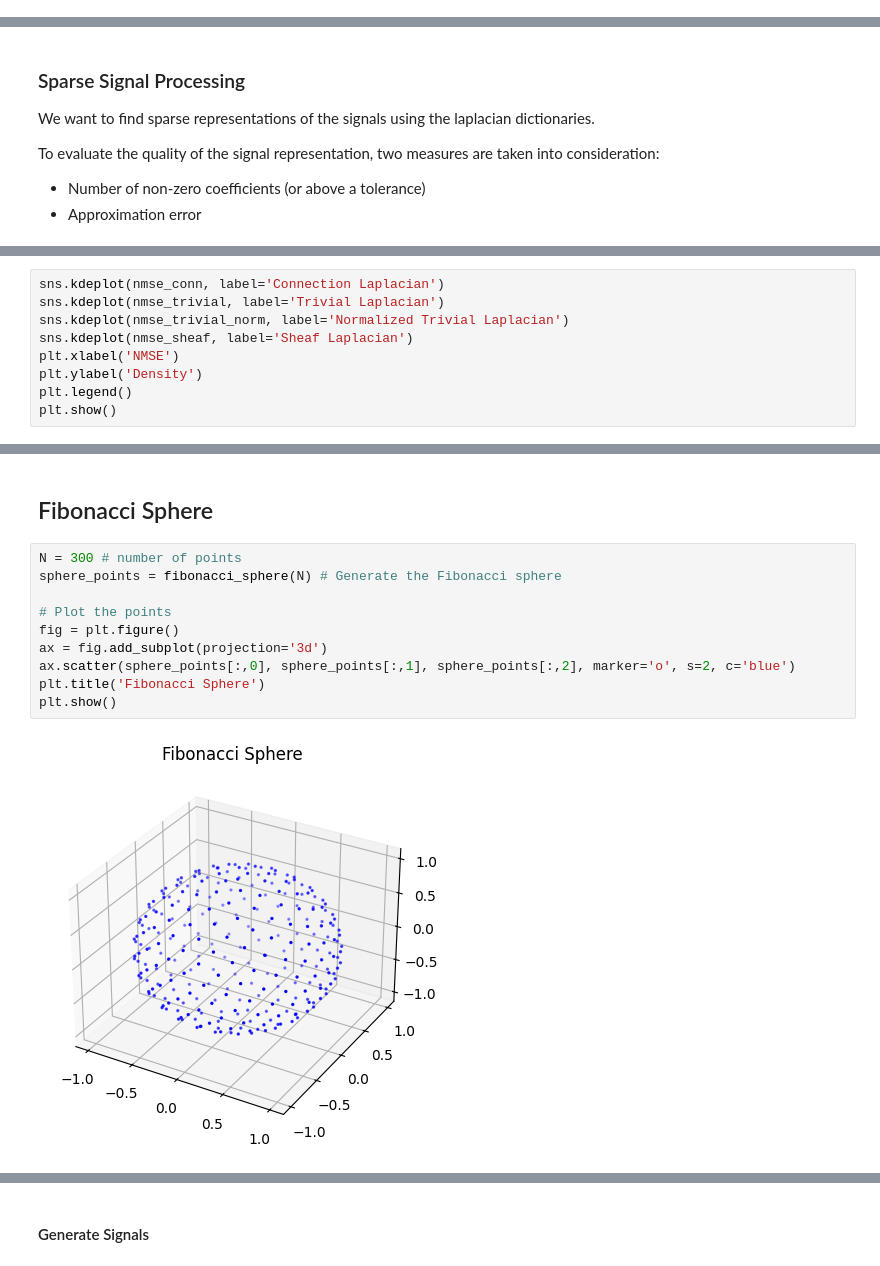
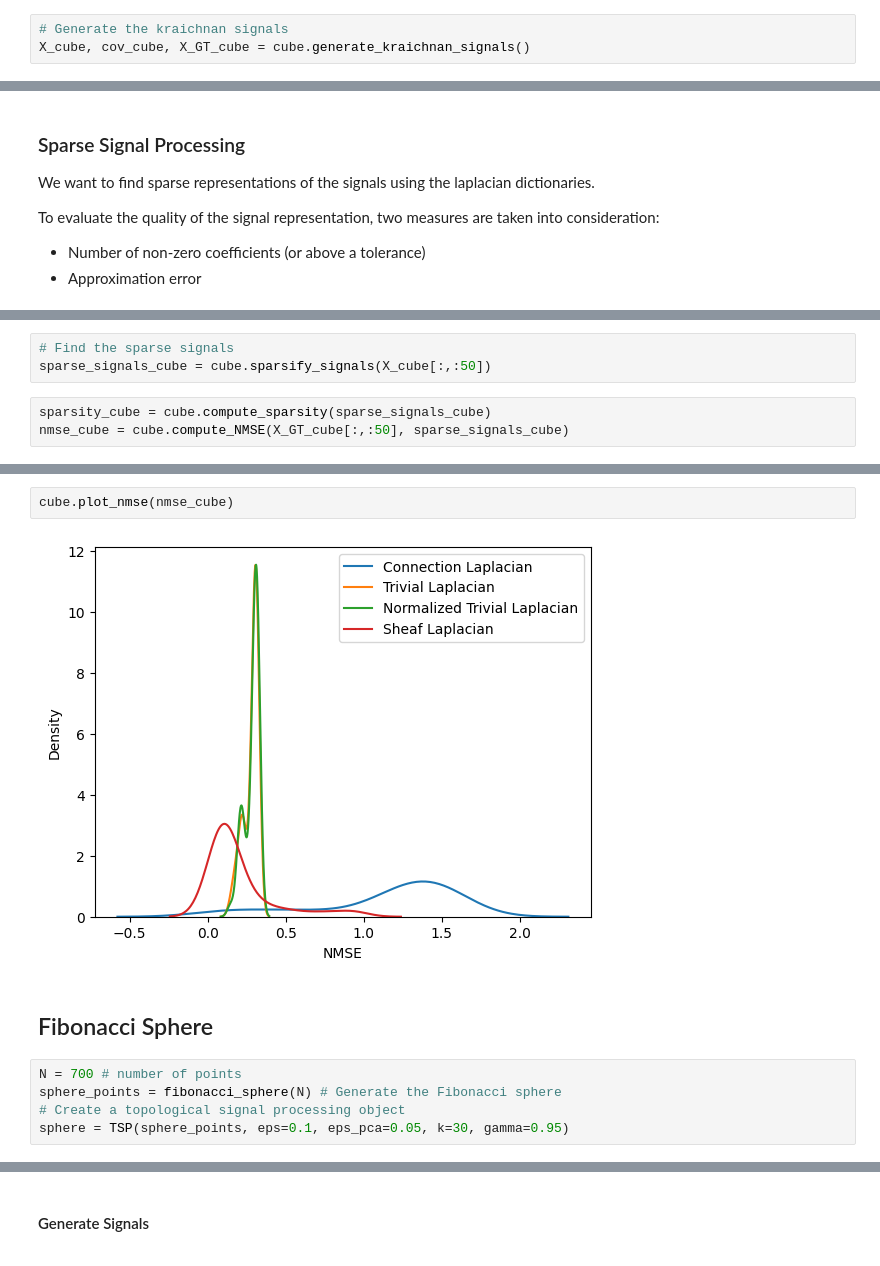
Before and after one commit to gmaurer08/sheaf-signal-processing, a Jupyter notebook: main.ipynb, the cells around one changed output, grey strips where cells are left out. Saved outputs shown, nothing was run; the diff lists cells and outputs as text.

```diff
--- a/main.ipynb
+++ b/main.ipynb
@@ -238,2 +83,5 @@ signal_GT = sampled.X_GT
+# %%
+# Generate the kraichnan signals
+X_cube, cov_cube, X_GT_cube = cube.generate_kraichnan_signals()
 # %% [markdown]
 ### Dictionaries
@@ -304,9 +99,6 @@ for k in range(50):
+# %%
+# Find the sparse signals
+sparse_signals_cube = cube.sparsify_signals(X_cube[:,:50])
 # %%
-sns.kdeplot(nmse_conn, label='Connection Laplacian')
-sns.kdeplot(nmse_trivial, label='Trivial Laplacian')
-sns.kdeplot(nmse_trivial_norm, label='Normalized Trivial Laplacian')
-sns.kdeplot(nmse_sheaf, label='Sheaf Laplacian')
-plt.xlabel('NMSE')
-plt.ylabel('Density')
-plt.legend()
-plt.show()
+sparsity_cube = cube.compute_sparsity(sparse_signals_cube)
+nmse_cube = cube.compute_NMSE(X_GT_cube[:,:50], sparse_signals_cube)
@@ -334,14 +134,11 @@ Representation error (sheaf laplacian): 5.765783484520198
+# %%
+cube.plot_nmse(nmse_cube)
+# %% [output]
+[figure, added]
 # %% [markdown]
 ## Fibonacci Sphere
 # %%
-N = 300 # number of points
+N = 700 # number of points
 sphere_points = fibonacci_sphere(N) # Generate the Fibonacci sphere
-
-# Plot the points
-fig = plt.figure()
-ax = fig.add_subplot(projection='3d')
-ax.scatter(sphere_points[:,0], sphere_points[:,1], sphere_points[:,2], marker='o', s=2, c='blue')
-plt.title('Fibonacci Sphere')
-plt.show()
+# Create a topological signal processing object
+sphere = TSP(sphere_points, eps=0.1, eps_pca=0.05, k=30, gamma=0.95)
-# %% [output]
-[figure, removed]
```
Also changed, not shown: parts of 59 cells of this notebook, 2 other files.
